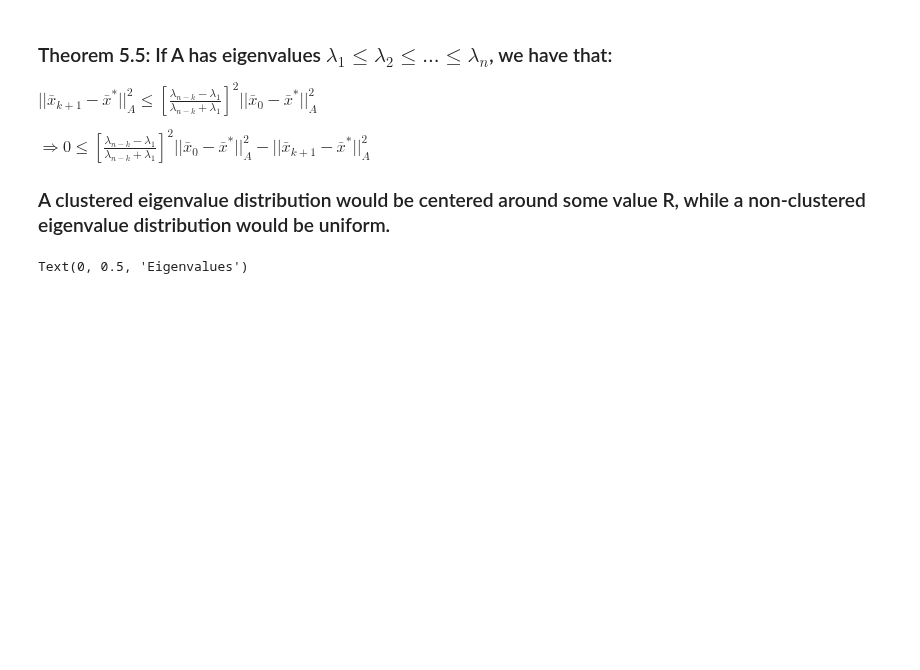
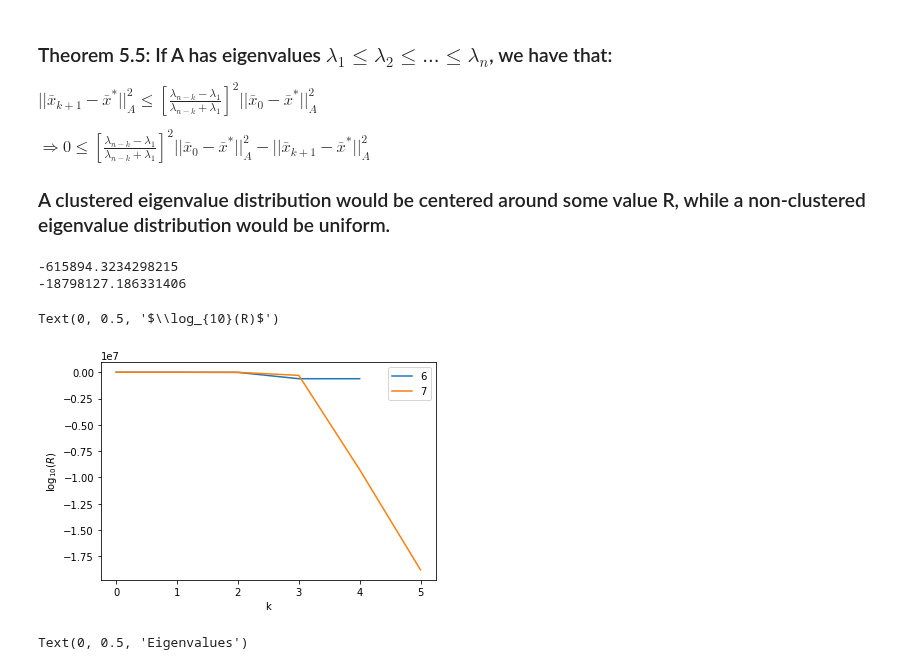
Before and after one commit to wpmcgrath95/MATH-693A-Advanced-Numerical-Methods, a Jupyter notebook: python/homework5.ipynb, the cells around one changed output. Saved outputs shown, nothing was run; the diff lists cells and outputs as text; code cells hidden in the pictures; blank space fills up the shorter version.

```diff
--- a/python/homework5.ipynb
+++ b/python/homework5.ipynb
@@ -576,6 +576,20 @@ def calculate_R(hilbert_matrix, n, k, lambdas):
     R = (((lambda_nk - lambda_1) / (lambda_nk + lambda_1))**2 * norm1**2 - norm2**2)
 
     return R
+# %%
+for n in [6,7]:
+    df = linear_conjugate_gradient(hilbert(n),bn(n),xn(n))
+    v = [calculate_R(hilbert, n, k1+1, df['xbar']) for k1 in range(n-1)]
+    plt.plot(range(n-1),v,label=n)
+    print(min(v))
+plt.legend(loc=0)
+plt.xlabel('k')
+plt.ylabel('$\log_{10}(R)$')
+# %% [output]
+-615894.3234298215
+-18798127.186331406
+Text(0, 0.5, '$\\log_{10}(R)$')
+[figure, added]
 # %%
 hilbert_matrix_list = [hilbert(n) for n in [5, 8, 12, 20]]
 eigenvalue_list = [np.linalg.eig(e) for e in hilbert_matrix_list]
```
